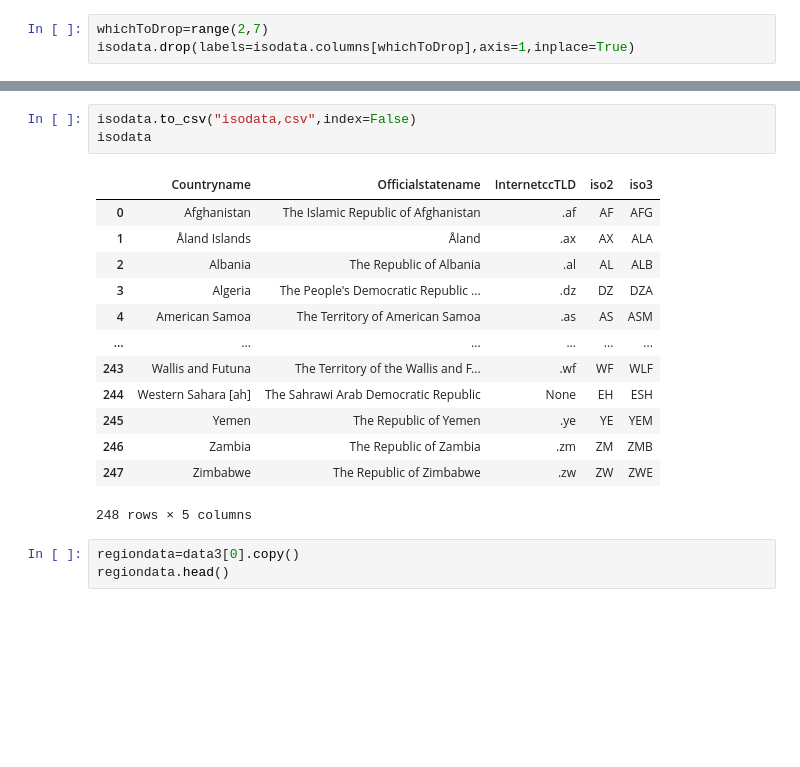
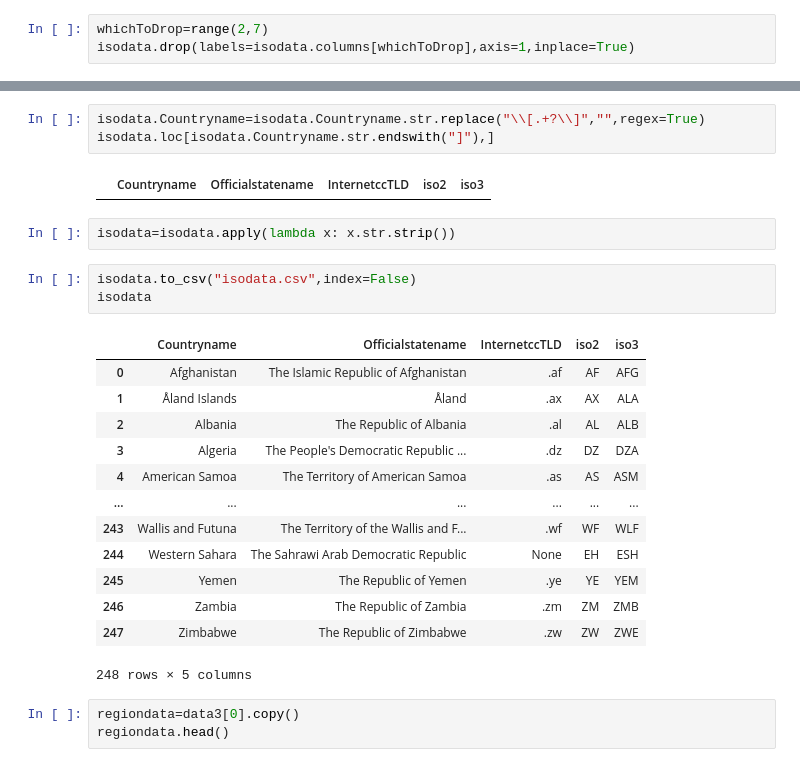
Before and after one commit to rhsu4/CTforGA_integrating, a Jupyter notebook: Exercises.ipynb, the cells around one changed output, grey strips where cells are left out. Cells and saved outputs as stored; diff of their text form; blank space fills up the shorter version.

```diff
--- a/Exercises.ipynb
+++ b/Exercises.ipynb
@@ -115,16 +135,23 @@ isodata.drop(labels=isodata.columns[whichToDrop],axis=1,inplace=True)
+# %%
+isodata.Countryname=isodata.Countryname.str.replace("\\[.+?\\]","",regex=True)
+isodata.loc[isodata.Countryname.str.endswith("]"),]
+# %% [output]
+|  | Countryname | Officialstatename | InternetccTLD | iso2 | iso3 |
+# %%
+isodata=isodata.apply(lambda x: x.str.strip())
 # %%
-isodata.to_csv("isodata,csv",index=False)
+isodata.to_csv("isodata.csv",index=False)
 isodata
 # %% [output]
 |  | Countryname | Officialstatename | InternetccTLD | iso2 | iso3 |
 | 0 | Afghanistan | The Islamic Republic of Afghanistan | .af | AF | AFG |
 | 1 | Åland Islands | Åland | .ax | AX | ALA |
 | 2 | Albania | The Republic of Albania | .al | AL | ALB |
 | 3 | Algeria | The People's Democratic Republic ... | .dz | DZ | DZA |
 | 4 | American Samoa | The Territory of American Samoa | .as | AS | ASM |
 | ... | ... | ... | ... | ... | ... |
 | 243 | Wallis and Futuna | The Territory of the Wallis and F... | .wf | WF | WLF |
-| 244 | Western Sahara [ah] | The Sahrawi Arab Democratic Republic | None | EH | ESH |
+| 244 | Western Sahara | The Sahrawi Arab Democratic Republic | None | EH | ESH |
 | 245 | Yemen | The Republic of Yemen | .ye | YE | YEM |
 | 246 | Zambia | The Republic of Zambia | .zm | ZM | ZMB |
 | 247 | Zimbabwe | The Republic of Zimbabwe | .zw | ZW | ZWE |
```
Also changed, not shown: parts of 8 cells of this notebook, 2 other files.
